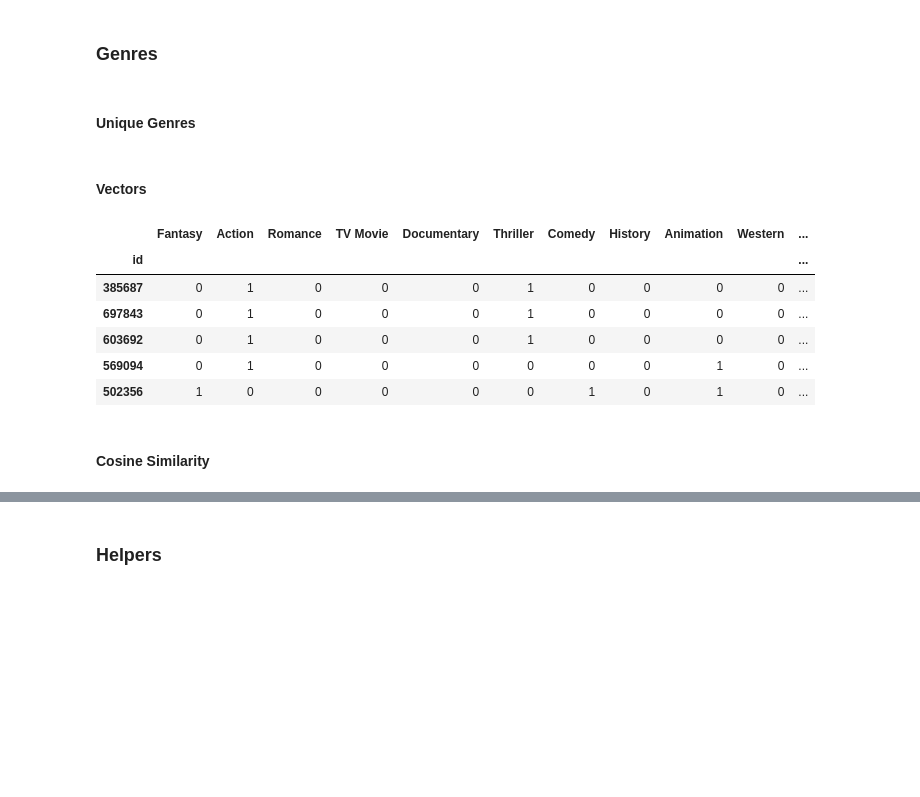
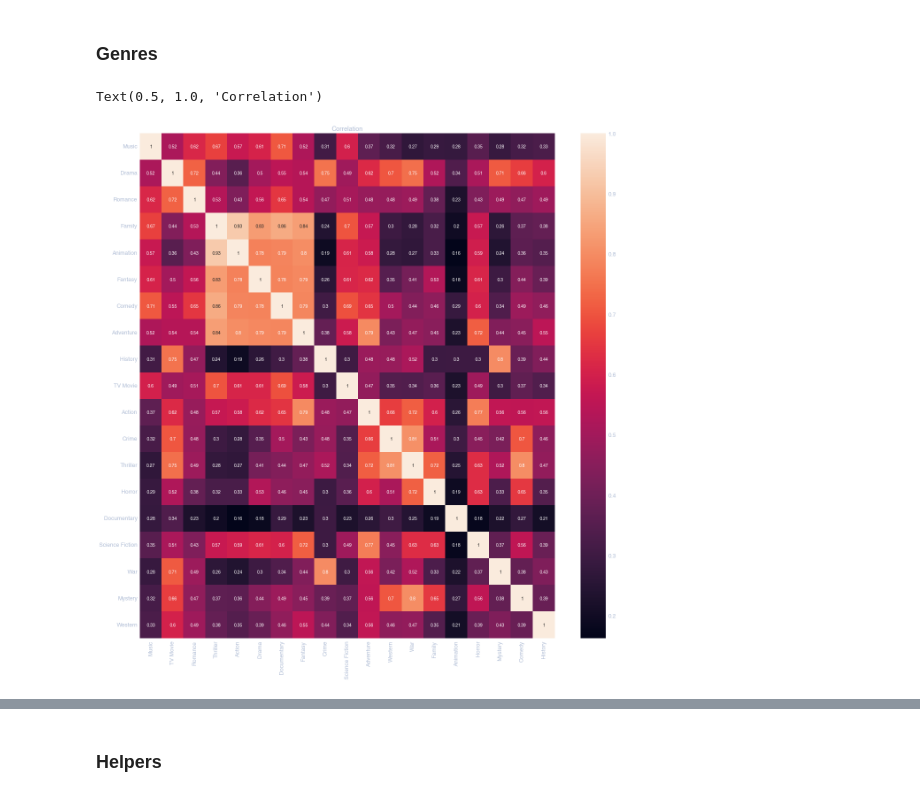
Before and after one commit to fadeeva/normal_projects, a Jupyter notebook: Popular_10000_movies_listed_on_TMDb/prsnt.ipynb, the cells around one changed output, grey strips where cells are left out. Saved outputs shown, nothing was run; the diff lists cells and outputs as text; code cells hidden in the pictures; blank space fills up the shorter version.

Commit message:
genres refactoring

```diff
--- a/Popular_10000_movies_listed_on_TMDb/prsnt.ipynb
+++ b/Popular_10000_movies_listed_on_TMDb/prsnt.ipynb
@@ -297,37 +340,39 @@ ax.scatter(movies_by_years.index, movies_by_years)
 # %% [markdown]
 ### Genres
-# %% [markdown]
-#### Unique Genres
-# %%
-genres_list = list(movies_df['genres'].unique())
-
-for i, g in enumerate(genres_list):
-    genres_list[i] = g.split(', ')
-
-GENRES = [genre for one_more_genres_list in genres_list for genre in one_more_genres_list]
-GENRES = list(set(GENRES))
-# %% [markdown]
-#### Vectors
 # %%
+genres_list = list(movies_df['genres'].unique())
+gl = []
+for g in genres_list:
+    gl.extend(g.split(', '))
+
+GENRES = list(set(gl))
+
 vector_GENRES = pd.DataFrame(index=movies_df.index, columns=GENRES)
 genres = movies_df['genres'].to_frame()
 
 for i in range(genres.shape[0]):
     df = np.full(len(GENRES), 0)
 
     for j in str(genres['genres'].iloc[i]).split(', '):
         df[GENRES.index(j)] = 1
 
     vector_GENRES.iloc[i] = df
 
-vector_GENRES.head()
+genres_counter = {}
+l = []
+for g in GENRES:
+    for gs in genres_list:
+        if g in gs.split(', '):
+            l.extend(gs.split(', '))
+    genres_counter[g] = dict(Counter(l))
+    l = []
+
+genres_df = pd.DataFrame(data=genres_counter).fillna(0).astype(int)
+genres_cs = pd.DataFrame(data=cosine_similarity(genres_df), index=genres_df.index, columns=genres_df.columns)
+
+plt.figure(figsize=(21, 21))
+sns.heatmap(genres_cs, annot=True)
+plt.title('Correlation')
 # %% [output]
-|  | Fantasy | Action | Romance | TV Movie | Documentary | Thriller | Comedy | History | Animation | Western | ... |
-| id |  |  |  |  |  |  |  |  |  |  | ... |
-| 385687 | 0 | 1 | 0 | 0 | 0 | 1 | 0 | 0 | 0 | 0 | ... |
-| 697843 | 0 | 1 | 0 | 0 | 0 | 1 | 0 | 0 | 0 | 0 | ... |
-| 603692 | 0 | 1 | 0 | 0 | 0 | 1 | 0 | 0 | 0 | 0 | ... |
-| 569094 | 0 | 1 | 0 | 0 | 0 | 0 | 0 | 0 | 1 | 0 | ... |
-| 502356 | 1 | 0 | 0 | 0 | 0 | 0 | 1 | 0 | 1 | 0 | ... |
+Text(0.5, 1.0, 'Correlation')
+[figure, added]
-# %% [markdown]
-#### Cosine Similarity
```
Also changed, not shown: parts of 2 cells of this notebook.
